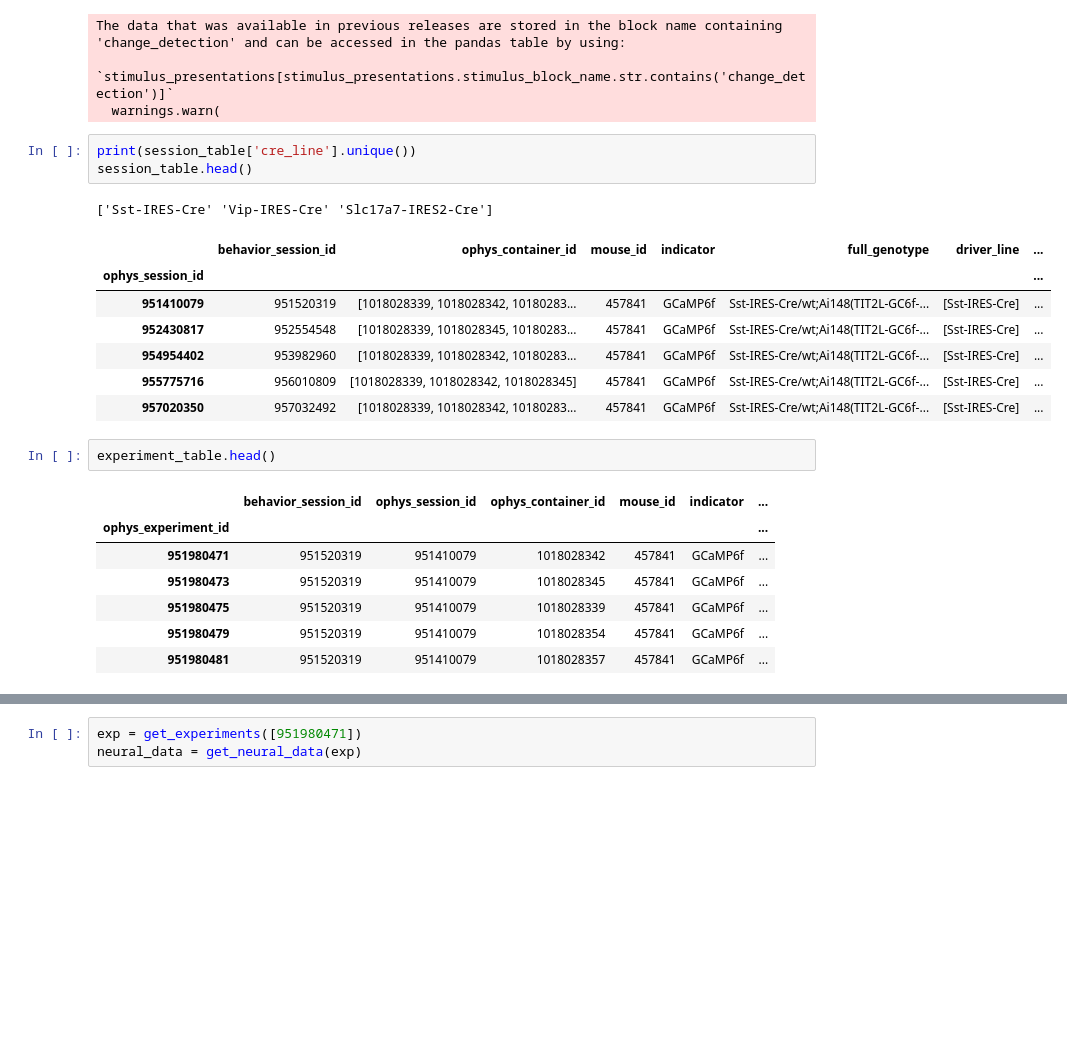
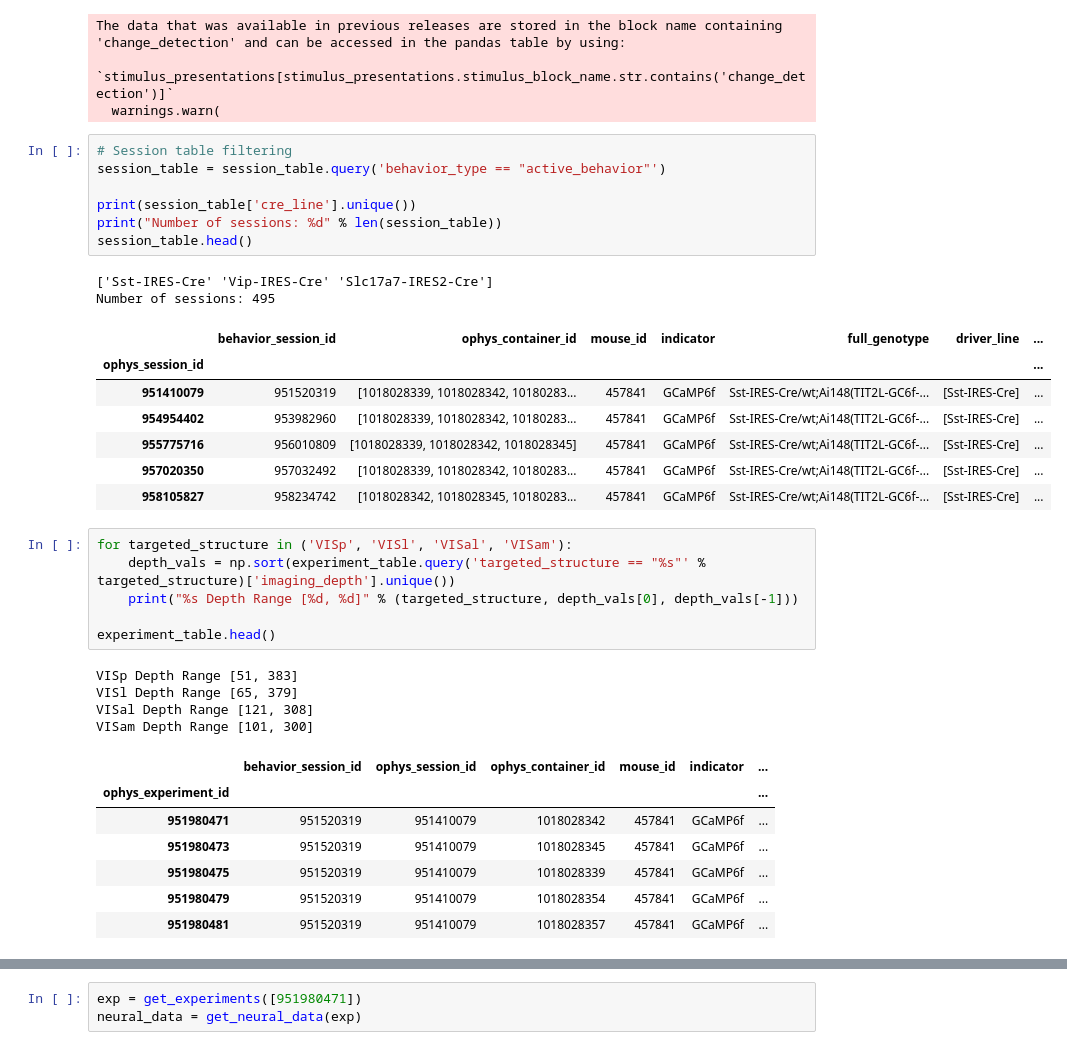
Before and after one commit to michealrm/nma_project_vip_sst, a Jupyter notebook: NMA_Project_Inhibition_in_Visual_Novelty_(Allen_Institute_Dataset).ipynb, the cells around one changed output, grey strips where cells are left out. Saved outputs shown, nothing was run; the diff lists cells and outputs as text; blank space fills up the shorter version.

Commit message:
targeted structure range of imaging depth

```diff
--- a/NMA_Project_Inhibition_in_Visual_Novelty_(Allen_Institute_Dataset).ipynb
+++ b/NMA_Project_Inhibition_in_Visual_Novelty_(Allen_Institute_Dataset).ipynb
@@ -76,28 +76,41 @@ experiment_table = cache.get_ophys_experiment_table()
 The data that was available in previous releases are stored in the block name containing 'change_detection' and can be accessed in the pandas table by using:
         `stimulus_presentations[stimulus_presentations.stimulus_block_name.str.contains('change_detection')]`
   warnings.warn(
-# %%
-print(session_table['cre_line'].unique())
-session_table.head()
-# %% [output]
-['Sst-IRES-Cre' 'Vip-IRES-Cre' 'Slc17a7-IRES2-Cre']
-|  | behavior_session_id | ophys_container_id | mouse_id | indicator | full_genotype | driver_line | ... |
-| ophys_session_id |  |  |  |  |  |  | ... |
-| 951410079 | 951520319 | [1018028339, 1018028342, 10180283... | 457841 | GCaMP6f | Sst-IRES-Cre/wt;Ai148(TIT2L-GC6f-... | [Sst-IRES-Cre] | ... |
-| 952430817 | 952554548 | [1018028339, 1018028345, 10180283... | 457841 | GCaMP6f | Sst-IRES-Cre/wt;Ai148(TIT2L-GC6f-... | [Sst-IRES-Cre] | ... |
-| 954954402 | 953982960 | [1018028339, 1018028342, 10180283... | 457841 | GCaMP6f | Sst-IRES-Cre/wt;Ai148(TIT2L-GC6f-... | [Sst-IRES-Cre] | ... |
-| 955775716 | 956010809 | [1018028339, 1018028342, 1018028345] | 457841 | GCaMP6f | Sst-IRES-Cre/wt;Ai148(TIT2L-GC6f-... | [Sst-IRES-Cre] | ... |
-| 957020350 | 957032492 | [1018028339, 1018028342, 10180283... | 457841 | GCaMP6f | Sst-IRES-Cre/wt;Ai148(TIT2L-GC6f-... | [Sst-IRES-Cre] | ... |
-# %%
-experiment_table.head()
-# %% [output]
-|  | behavior_session_id | ophys_session_id | ophys_container_id | mouse_id | indicator | ... |
-| ophys_experiment_id |  |  |  |  |  | ... |
-| 951980471 | 951520319 | 951410079 | 1018028342 | 457841 | GCaMP6f | ... |
-| 951980473 | 951520319 | 951410079 | 1018028345 | 457841 | GCaMP6f | ... |
-| 951980475 | 951520319 | 951410079 | 1018028339 | 457841 | GCaMP6f | ... |
-| 951980479 | 951520319 | 951410079 | 1018028354 | 457841 | GCaMP6f | ... |
-| 951980481 | 951520319 | 951410079 | 1018028357 | 457841 | GCaMP6f | ... |
+# %%
+# Session table filtering
+session_table = session_table.query('behavior_type == "active_behavior"')
+
+print(session_table['cre_line'].unique())
+print("Number of sessions: %d" % len(session_table))
+session_table.head()
+# %% [output]
+['Sst-IRES-Cre' 'Vip-IRES-Cre' 'Slc17a7-IRES2-Cre']
+Number of sessions: 495
+|  | behavior_session_id | ophys_container_id | mouse_id | indicator | full_genotype | driver_line | ... |
+| ophys_session_id |  |  |  |  |  |  | ... |
+| 951410079 | 951520319 | [1018028339, 1018028342, 10180283... | 457841 | GCaMP6f | Sst-IRES-Cre/wt;Ai148(TIT2L-GC6f-... | [Sst-IRES-Cre] | ... |
+| 954954402 | 953982960 | [1018028339, 1018028342, 10180283... | 457841 | GCaMP6f | Sst-IRES-Cre/wt;Ai148(TIT2L-GC6f-... | [Sst-IRES-Cre] | ... |
+| 955775716 | 956010809 | [1018028339, 1018028342, 1018028345] | 457841 | GCaMP6f | Sst-IRES-Cre/wt;Ai148(TIT2L-GC6f-... | [Sst-IRES-Cre] | ... |
+| 957020350 | 957032492 | [1018028339, 1018028342, 10180283... | 457841 | GCaMP6f | Sst-IRES-Cre/wt;Ai148(TIT2L-GC6f-... | [Sst-IRES-Cre] | ... |
+| 958105827 | 958234742 | [1018028342, 1018028345, 10180283... | 457841 | GCaMP6f | Sst-IRES-Cre/wt;Ai148(TIT2L-GC6f-... | [Sst-IRES-Cre] | ... |
+# %%
+for targeted_structure in ('VISp', 'VISl', 'VISal', 'VISam'):
+    depth_vals = np.sort(experiment_table.query('targeted_structure == "%s"' % targeted_structure)['imaging_depth'].unique())
+    print("%s Depth Range [%d, %d]" % (targeted_structure, depth_vals[0], depth_vals[-1]))
+
+experiment_table.head()
+# %% [output]
+VISp Depth Range [51, 383]
+VISl Depth Range [65, 379]
+VISal Depth Range [121, 308]
+VISam Depth Range [101, 300]
+|  | behavior_session_id | ophys_session_id | ophys_container_id | mouse_id | indicator | ... |
+| ophys_experiment_id |  |  |  |  |  | ... |
+| 951980471 | 951520319 | 951410079 | 1018028342 | 457841 | GCaMP6f | ... |
+| 951980473 | 951520319 | 951410079 | 1018028345 | 457841 | GCaMP6f | ... |
+| 951980475 | 951520319 | 951410079 | 1018028339 | 457841 | GCaMP6f | ... |
+| 951980479 | 951520319 | 951410079 | 1018028354 | 457841 | GCaMP6f | ... |
+| 951980481 | 951520319 | 951410079 | 1018028357 | 457841 | GCaMP6f | ... |
 # %%
 def get_experiments(ophys_experiment_ids):
   experiments = {}
```
Also changed, not shown: parts of 6 cells of this notebook.
